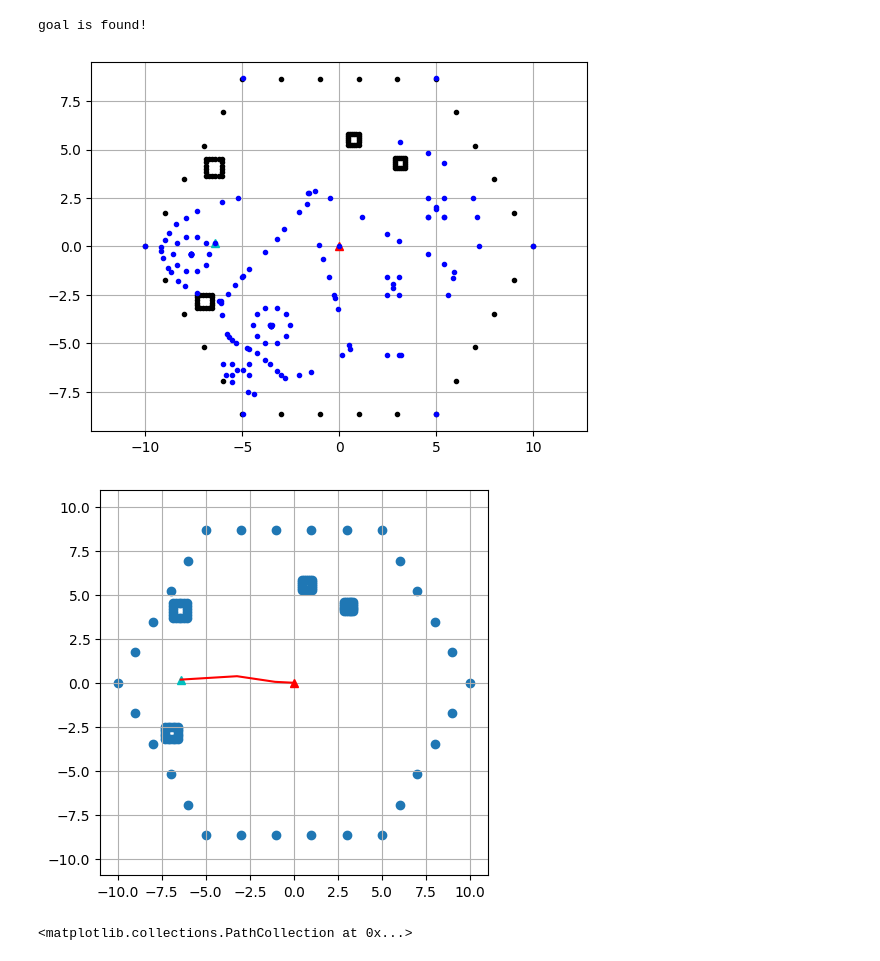
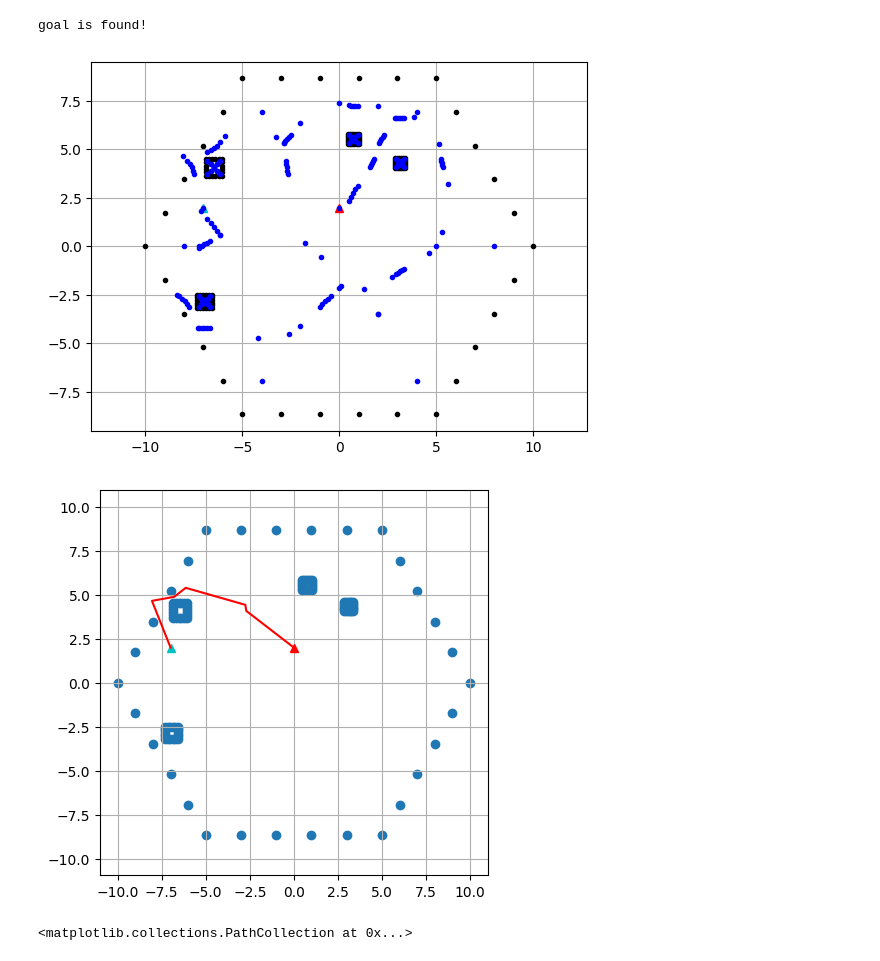
Before and after one commit to nicolazilio0/MAPF, a Jupyter notebook: path_planning/src/python_code/voronoi_debug.ipynb, the cells around one changed output. Drawn from its saved outputs; the diff is of its cells as text; code cells hidden in the pictures.

Commit message:
fixed voronoi

```diff
--- a/path_planning/src/python_code/voronoi_debug.ipynb
+++ b/path_planning/src/python_code/voronoi_debug.ipynb
@@ -119,9 +119,14 @@ class VoronoiRoadMapPlanner:
 
     @staticmethod
     def voronoi_sampling(sx, sy, gx, gy, ox, oy):
+        oxy = np.vstack((ox, oy)).T
 
-        sample_x = voronoi_points[..., 0].copy().tolist()
-        sample_y = voronoi_points[..., 1].copy().tolist()
+        # generate voronoi point
+        vor = Voronoi(oxy)
+        # fig = voronoi_plot_2d(vor)
+        # plt.show()
+        sample_x = [ix for [ix, _] in vor.vertices]
+        sample_y = [iy for [_, iy] in vor.vertices]
 
         sample_x.append(sx)
         sample_y.append(sy)
@@ -245,21 +250,21 @@ obstacles = np.array([
 # %%
 # start and goal position
 sx = 0 # [m]
-sy = 0  # [m]
-gx = -6.42  # [m]
-gy = .18  # [m]
+sy = 2  # [m]
+gx = -7  # [m]
+gy = 2  # [m]
 robot_size = 0.353 # [m]
 
 ox = obstacles[...,0]
 oy = obstacles[...,1]
 
 rx, ry = VoronoiRoadMapPlanner().planning(sx, sy, gx, gy, ox, oy,
                                           robot_size)
 
 assert rx, 'Cannot found path'
 # %% [output]
 goal is found!
-[figure, old version]
+[figure, new version]
 # %%
 plt.figure(figsize=(5,5))
 plt.xlim(-10,10)
@@ -273,7 +278,7 @@ plt.plot(rx, ry, "-r")
 plt.pause(0.1)
 plt.show()
 # %% [output]
-[figure, old version]
+[figure, new version]
 # %%
 plt.figure(figsize=(5,5))
 plt.scatter(obstacles[...,0],obstacles[...,1])
```
Also changed, not shown: 2 other files.
